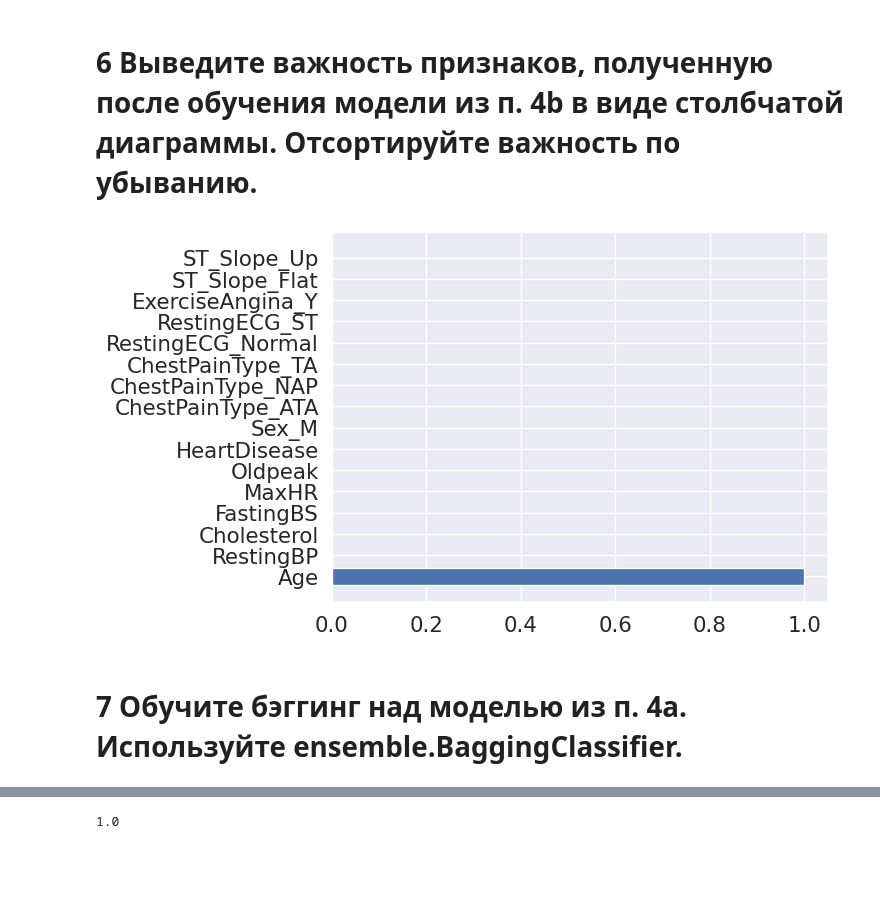
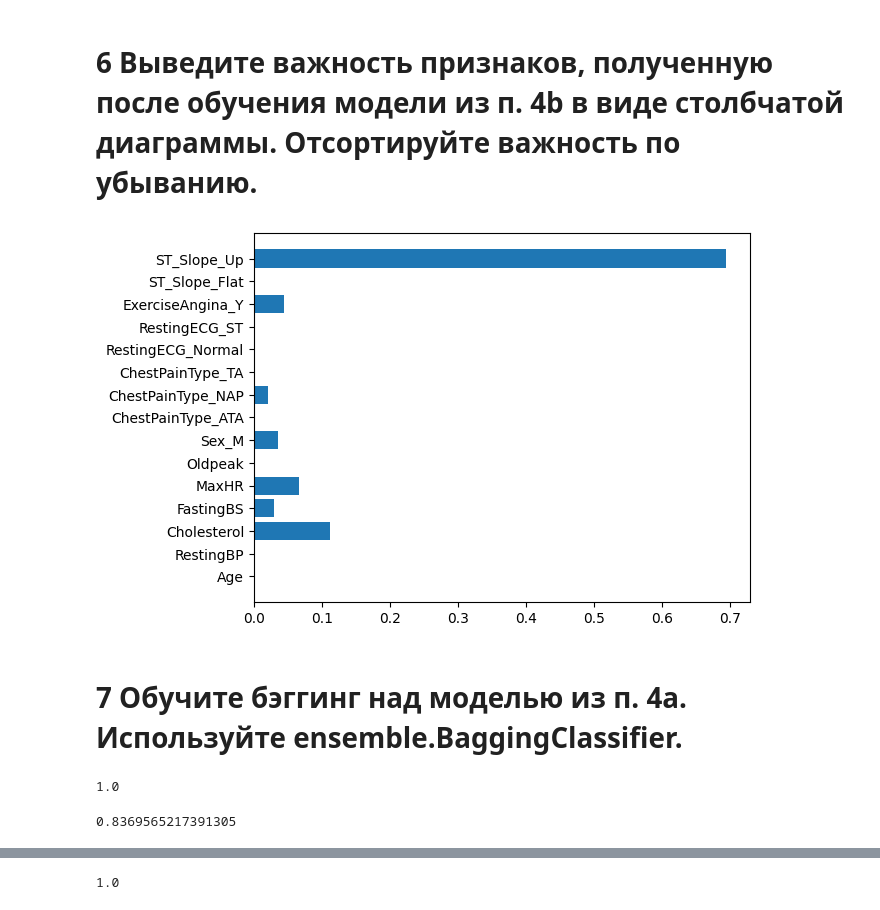
Before and after one commit to AIhexNICK-MAIL-RU/ML-projects-new, a Jupyter notebook: Net_ml_hw8.ipynb, the cells around one changed output, grey strips where cells are left out. Cells and saved outputs as stored; diff of their text form; code cells hidden in the pictures; blank space fills up the shorter version.

```diff
--- a/Net_ml_hw8.ipynb
+++ b/Net_ml_hw8.ipynb
@@ -261,7 +267,9 @@ clf = DecisionTreeClassifier(max_depth=2)
 # %% [markdown]
 ## a) tree.DecisionTreeClassifier
+# %%
+DTC = DecisionTreeClassifier(max_depth=2)
 # %%
-clf.fit(X, y)
+DTC.fit(X, y)
 # %% [output]
 DecisionTreeClassifier(max_depth=2)
 # %%
@@ -296,8 +304,8 @@ plot_tree(clf, feature_names=X.columns, filled=True);
 # %%
 from sklearn.ensemble import RandomForestClassifier
 # %%
-clf1 = RandomForestClassifier(max_depth=2)
+RFC = RandomForestClassifier(max_depth=2)
 # %%
-clf1.fit(X, y)
+RFC.fit(X, y)
 # %% [output]
 RandomForestClassifier(max_depth=2)
@@ -346,13 +378,13 @@ weighted avg       1.00      1.00      1.00       184
 # %% [markdown]
 # 6 Выведите важность признаков, полученную после обучения модели из п. 4b в виде столбчатой диаграммы. Отсортируйте важность по убыванию.
 # %%
-clf = DecisionTreeClassifier(max_depth=3)
-clf.fit(X, y)
+DTC = DecisionTreeClassifier(max_depth=3) # не помню как сортировать по убыванию
+DTC.fit(X, y) #  правильно ли я задал параметры для визуализации?
 
-plt.barh(np.arange(len(clf.feature_importances_)), clf.feature_importances_)
+plt.barh(np.arange(len(DTC.feature_importances_)), DTC.feature_importances_)
 plt.yticks(np.arange(len(X.columns)), X.columns)
 plt.show()
 # %% [output]
-[figure, old version]
+[figure, new version]
 # %% [markdown]
 # 7 Обучите бэггинг над моделью из п. 4a. Используйте ensemble.BaggingClassifier.
@@ -358,0 +399,10 @@ plt.show()
+# %%
+DTC2 = DecisionTreeClassifier(random_state=10)
+DTC2.fit(X_train, y_train)
+DTC2.score(X_train, y_train)
+# %% [output]
+1.0
+# %%
+DTC2.score(X_test, y_test)
+# %% [output]
+0.8369565217391305
```
Also changed, not shown: parts of 86 cells of this notebook.
